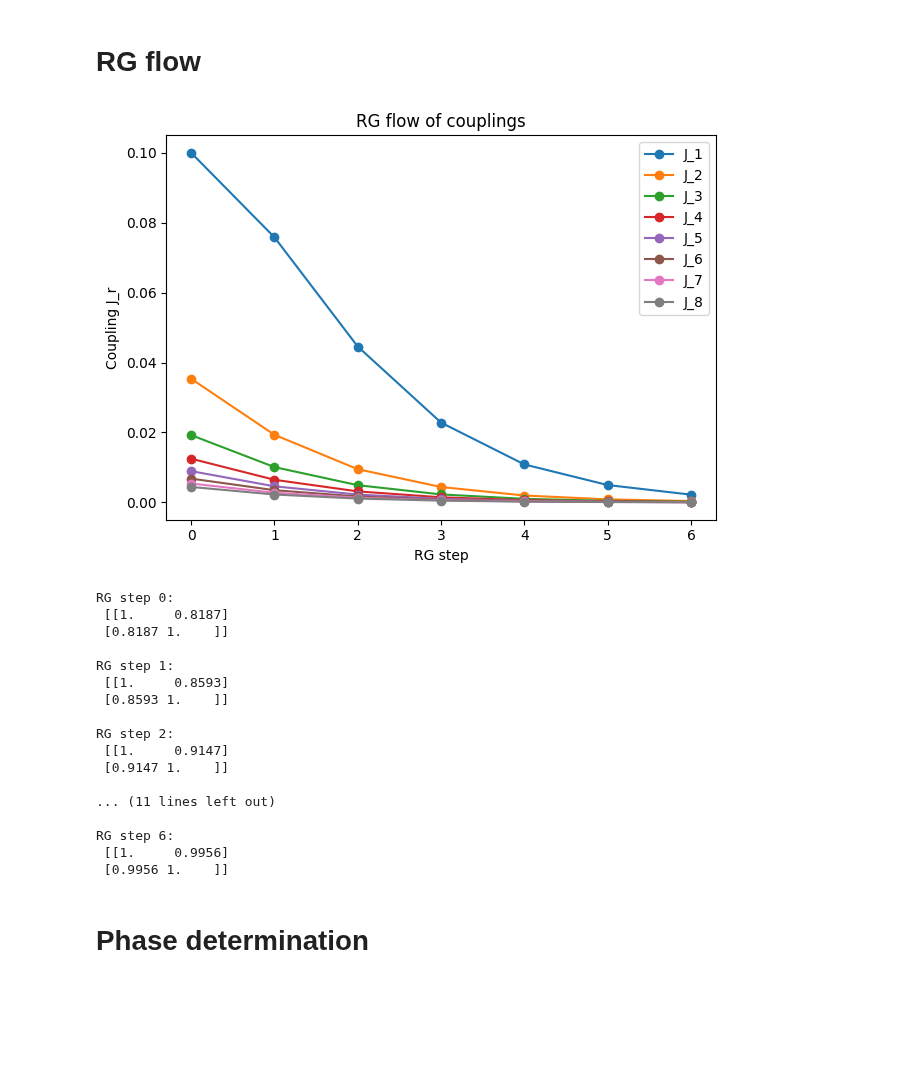
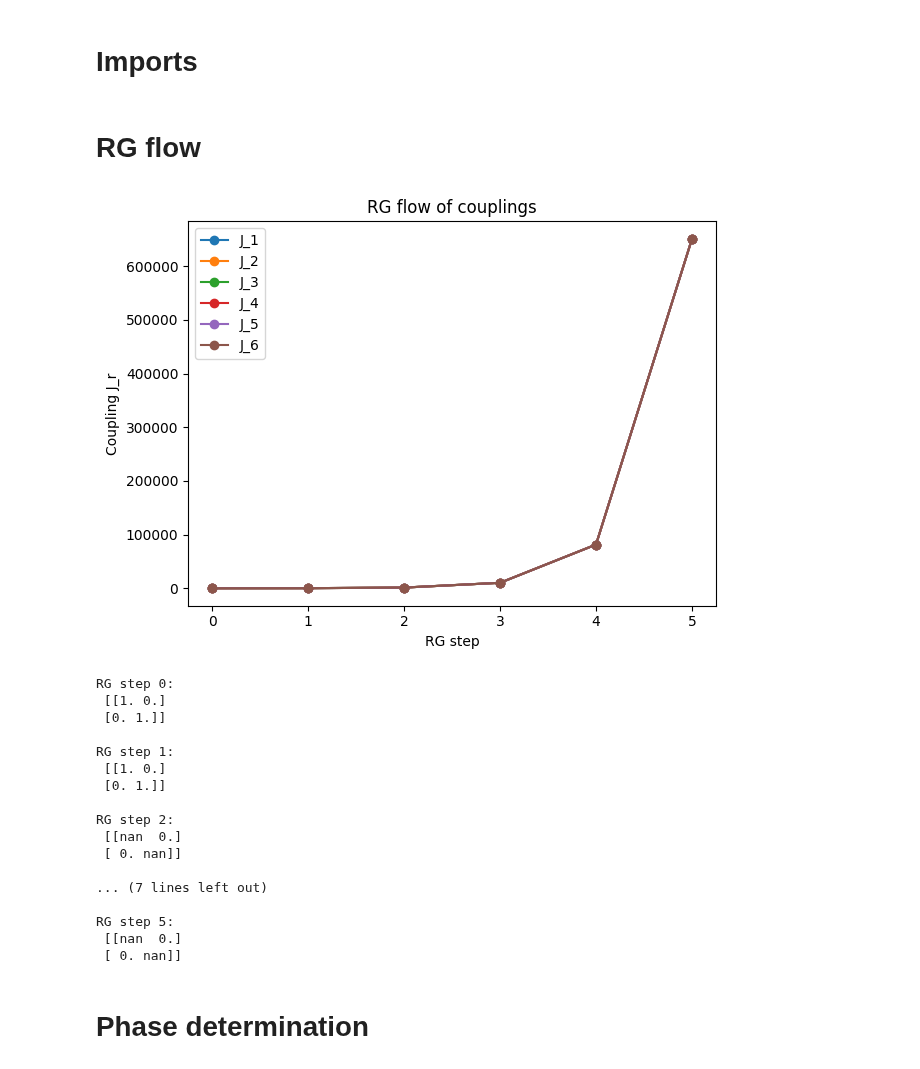
Before and after one commit to erbilcanartun/long-range-ising-chain, a Jupyter notebook: notebooks/new_foundation-numba.ipynb, the cells around one changed output. Cells and saved outputs as stored; diff of their text form; code cells hidden in the pictures; blank space fills up the shorter version.

```diff
--- a/notebooks/new_foundation-numba.ipynb
+++ b/notebooks/new_foundation-numba.ipynb
@@ -1,3 +1,5 @@
+# %% [markdown]
+# Imports
 # %%
 import numpy as np
 import matplotlib.pyplot as plt
@@ -8,35 +10,35 @@ from new_numba import *
 # %% [markdown]
 # RG flow
 # %%
-J0 = 1/10
-a = 1.5
-max_dist_final = 8
-n_steps = 6
+J0 = 20
+a = 0
+max_dist_final = 6
+n_steps = 5
 
 J_list, T_list = generate_rg_flow(J0, a, max_dist_final, n_steps, trace_TM=True, TM_r=1)
 flows = extract_flows(J_list, max_dist_final)
 plot_rg_flow(flows, distances_to_plot=[1, 2, 3, 4, 5, 6, 7, 8])
 
 [print(f"\nRG step {i}:\n", np.round(t, 4)) for i, t in enumerate(T_list)];
 # %% [output]
-[figure, old version]
+[figure, new version]
 RG step 0:
- [[1.     0.8187]
- [0.8187 1.    ]]
+ [[1. 0.]
+ [0. 1.]]
 
 RG step 1:
- [[1.     0.8593]
- [0.8593 1.    ]]
+ [[1. 0.]
+ [0. 1.]]
 
 RG step 2:
- [[1.     0.9147]
- [0.9147 1.    ]]
+ [[nan  0.]
+ [ 0. nan]]
 
-... (11 lines left out)
+... (7 lines left out)
 
-RG step 6:
- [[1.     0.9956]
- [0.9956 1.    ]]
+RG step 5:
+ [[nan  0.]
+ [ 0. nan]]
 # %% [markdown]
 # Phase determination
 # %%
```
Also changed, not shown: parts of 14 cells of this notebook, 16 other files.
